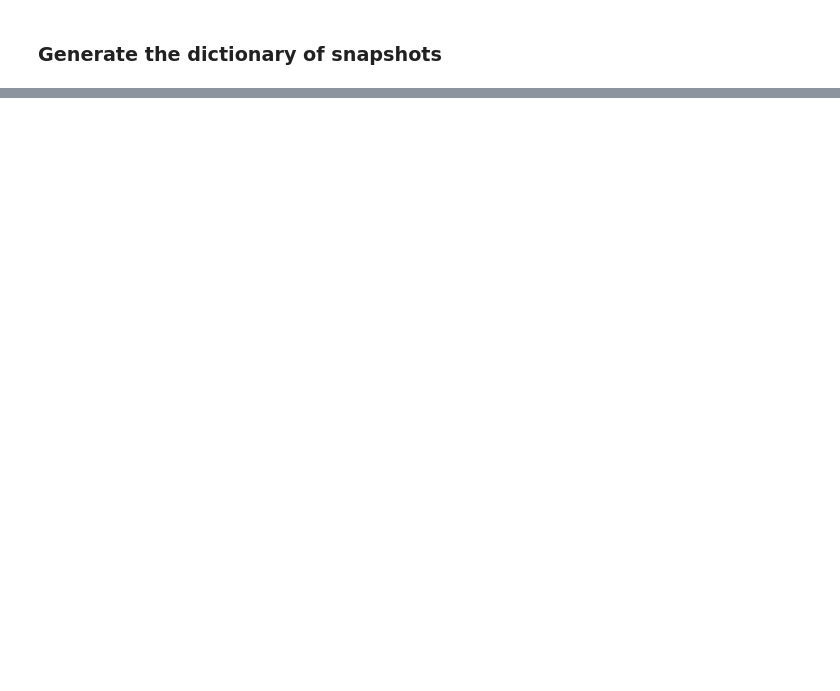
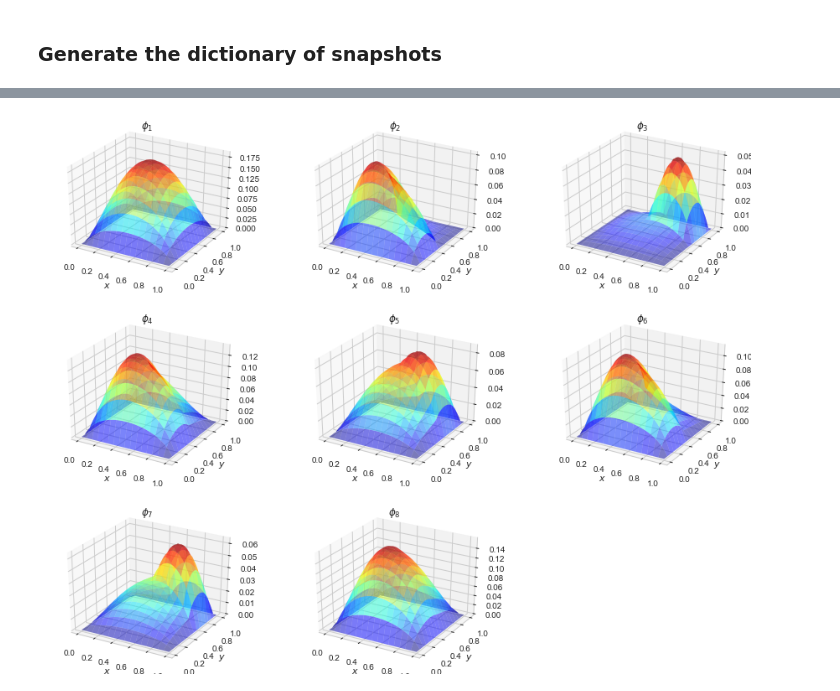
Before and after one commit to james-nichols/pyApproxTools, a Jupyter notebook: notebooks/greedy_Vn/04_greedy_2d_manifold_L_shaped.ipynb, the cells around one changed output, grey strips where cells are left out. Saved outputs shown, nothing was run; the diff lists cells and outputs as text; code cells hidden in the pictures; blank space fills up the shorter version.

```diff
--- a/notebooks/greedy_Vn/04_greedy_2d_manifold_L_shaped.ipynb
+++ b/notebooks/greedy_Vn/04_greedy_2d_manifold_L_shaped.ipynb
@@ -297,0 +217,10 @@ plt.show()
+# %%
+fig = plt.figure(figsize=(15,12))
+for i, v in enumerate(g.Vn.vecs):
+
+    ax = fig.add_subplot(3, 3, i+1, projection='3d')
+    v.plot(ax, title=r'$\phi_{{{0}}}$'.format(i+1))
+
+plt.show()
+# %% [output]
+[figure, added]
```
Also changed, not shown: parts of 13 cells of this notebook.
